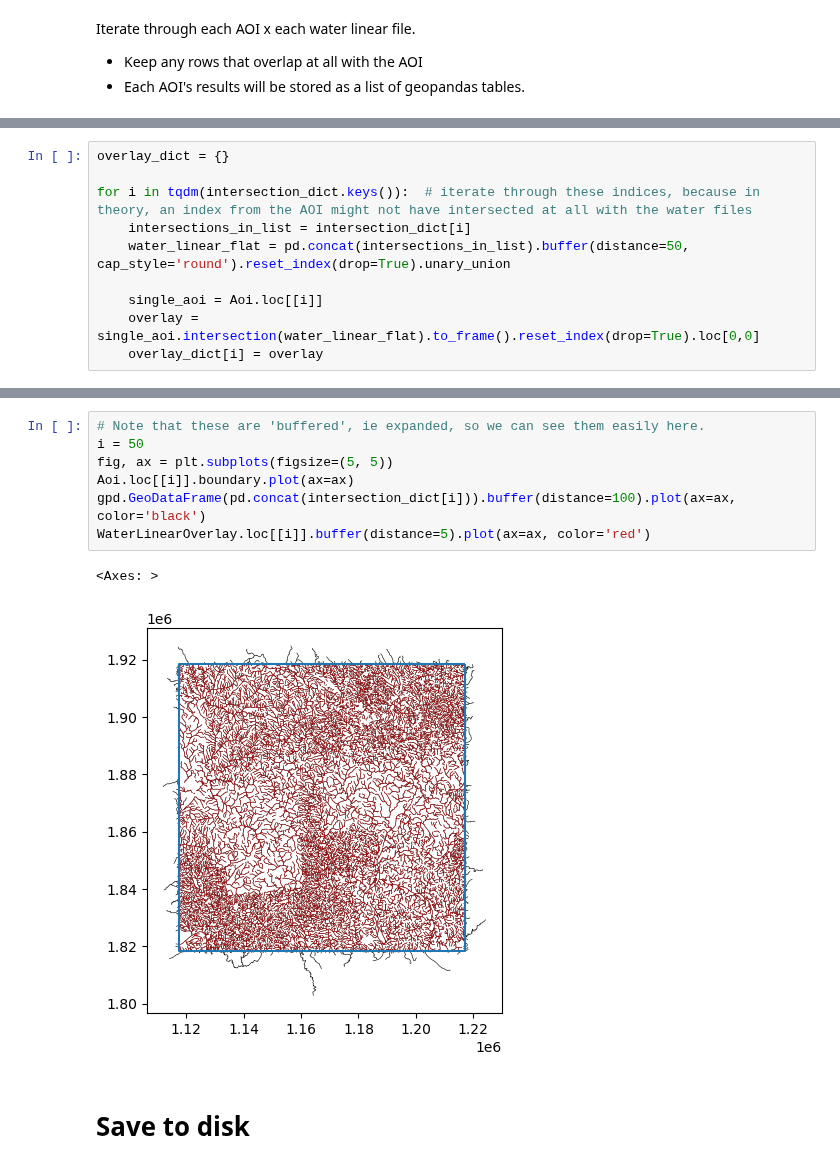
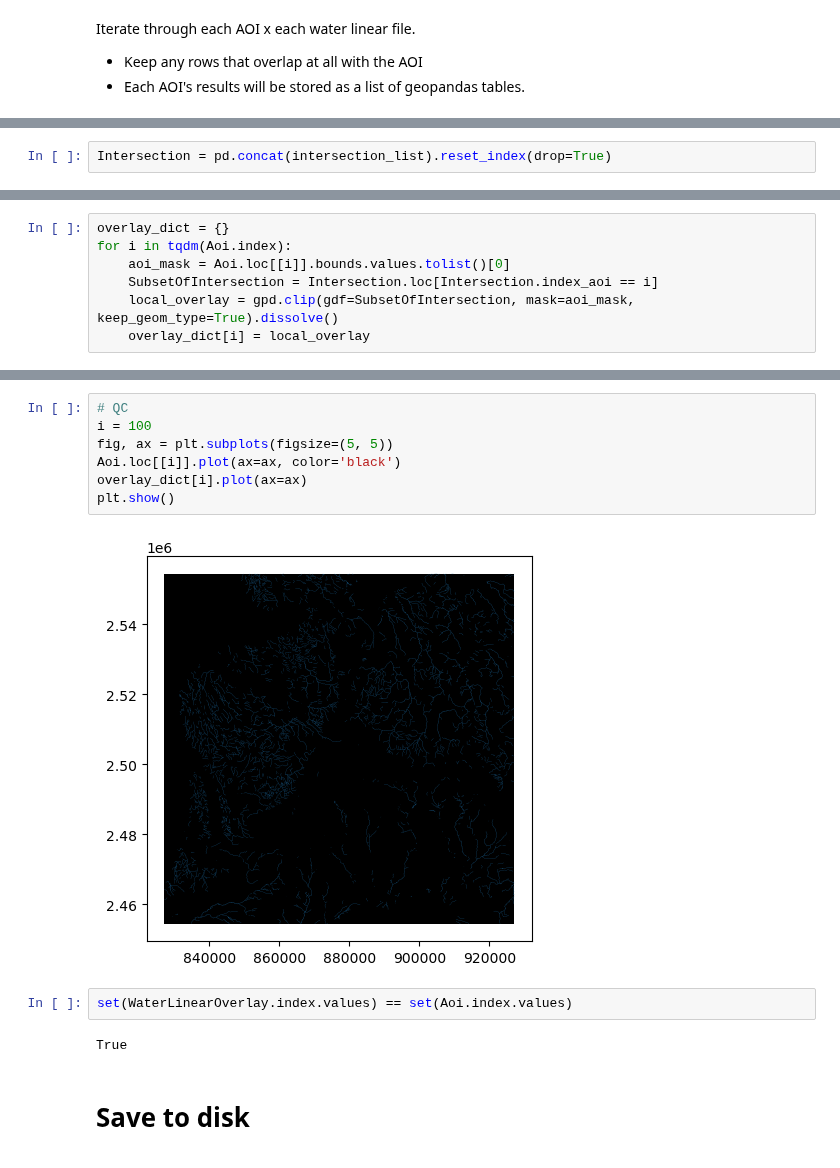
Before and after one commit to abartnof/largest_plot, a Jupyter notebook: scripts/water_linear.ipynb, the cells around one changed output, grey strips where cells are left out. Drawn from its saved outputs; the diff is of its cells as text.

Commit message:
begin to convert roads overlay script to a hybrid of vectorized and for-loop operations, to avoid the kernel breaking

```diff
--- a/scripts/water_linear.ipynb
+++ b/scripts/water_linear.ipynb
@@ -55,10 +40,0 @@ Buffer here.
-# %%
-overlay_dict = {}
-
-for i in tqdm(intersection_dict.keys()):  # iterate through these indices, because in theory, an index from the AOI might not have intersected at all with the water files
-    intersections_in_list = intersection_dict[i]
-    water_linear_flat = pd.concat(intersections_in_list).buffer(distance=50, cap_style='round').reset_index(drop=True).unary_union
-
-    single_aoi = Aoi.loc[[i]]
-    overlay = single_aoi.intersection(water_linear_flat).to_frame().reset_index(drop=True).loc[0,0]
-    overlay_dict[i] = overlay
@@ -83,0 +41,2 @@ WaterLinearOverlay.head()
+# %%
+Intersection = pd.concat(intersection_list).reset_index(drop=True)
@@ -83,0 +50,7 @@ WaterLinearOverlay.head()
+# %%
+overlay_dict = {}
+for i in tqdm(Aoi.index):
+    aoi_mask = Aoi.loc[[i]].bounds.values.tolist()[0]
+    SubsetOfIntersection = Intersection.loc[Intersection.index_aoi == i]
+    local_overlay = gpd.clip(gdf=SubsetOfIntersection, mask=aoi_mask, keep_geom_type=True).dissolve()
+    overlay_dict[i] = local_overlay
@@ -84,13 +70,16 @@ WaterLinearOverlay.head()
 # %%
-# Note that these are 'buffered', ie expanded, so we can see them easily here.
-i = 50
+# QC
+i = 100
 fig, ax = plt.subplots(figsize=(5, 5))
-Aoi.loc[[i]].boundary.plot(ax=ax)
-gpd.GeoDataFrame(pd.concat(intersection_dict[i])).buffer(distance=100).plot(ax=ax, color='black')
-WaterLinearOverlay.loc[[i]].buffer(distance=5).plot(ax=ax, color='red')
+Aoi.loc[[i]].plot(ax=ax, color='black')
+overlay_dict[i].plot(ax=ax)
+plt.show()
 # %% [output]
-<Axes: >
-[figure, old version]
+[figure, new version]
+# %%
+set(WaterLinearOverlay.index.values) == set(Aoi.index.values)
+# %% [output]
+True
 # %% [markdown]
 # Save to disk
 # %%
```
Also changed, not shown: parts of 11 cells of this notebook, 3 other files.
